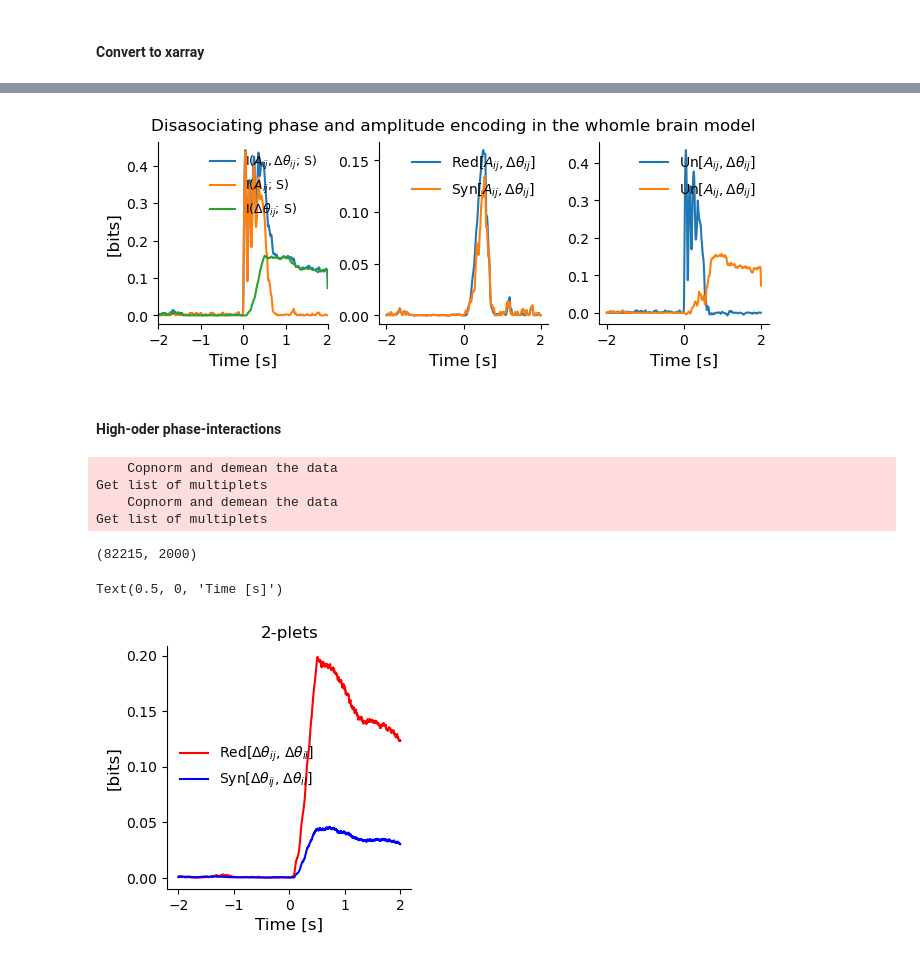
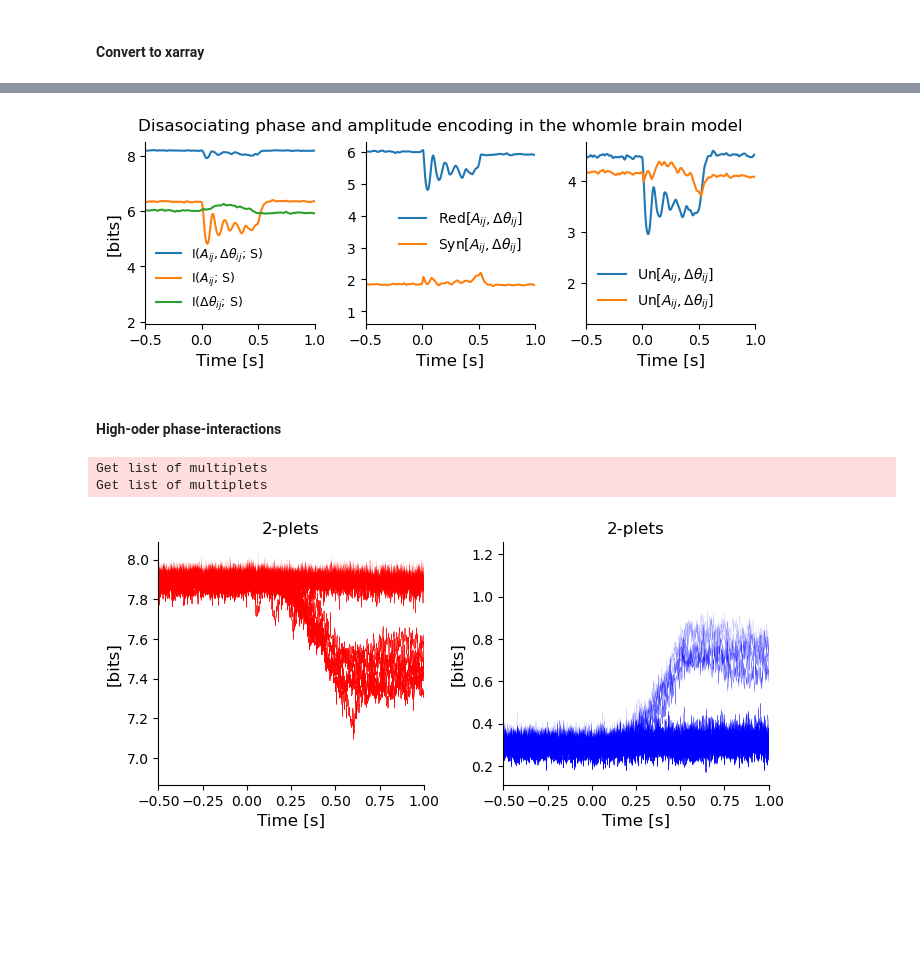
Before and after one commit to ViniciusLima94/phase_amplitude_encoding, a Jupyter notebook: notebooks/Figure4.ipynb, the cells around one changed output, grey strips where cells are left out. Drawn from its saved outputs; the diff is of its cells as text; code cells hidden in the pictures; blank space fills up the shorter version.

```diff
--- a/notebooks/Figure4.ipynb
+++ b/notebooks/Figure4.ipynb
@@ -191,12 +241,12 @@ plt.legend(
         r"I($\Delta\theta_{ij}$; S)",
     ],
     frameon=False,
-    fontsize=9
+    fontsize=9,
 )
 
 plt.ylabel("[bits]", fontsize=12)
 plt.xlabel("Time [s]", fontsize=12)
-plt.xlim(-2, 2)
+plt.xlim(-.5, 1)
 
 [ax.spines[key].set_visible(False) for key in ["top", "right"]]
 
@@ -218,6 +268,7 @@ plt.legend(
 
 [ax.spines[key].set_visible(False) for key in ["top", "right"]]
 plt.xlabel("Time [s]", fontsize=12)
+plt.xlim(-.5, 1)
 
 ax = plt.subplot(1, 3, 3)
 
@@ -234,15 +285,16 @@ plt.legend(
     frameon=False,
 )
 plt.xlabel("Time [s]", fontsize=12)
+plt.xlim(-.5, 1)
 
 [ax.spines[key].set_visible(False) for key in ["top", "right"]]
 
-plt.subplots_adjust(wspace=.3)
+plt.subplots_adjust(wspace=0.3)
 plt.suptitle("Disasociating phase and amplitude encoding in the whomle brain model")
 
 plt.savefig("figures/disasociating.png", bbox_inches="tight")
 # %% [output]
-[figure, old version]
+[figure, new version]
 # %% [markdown]
 #### High-oder phase-interactions
 # %%
@@ -250,2 +302,8 @@ from hoi.metrics import SynergyMMI, RedundancyMMI
+# %%
+area_indices = []
+for i in range(Nareas):
+    if area_names[i] in sel_area_names:
+        area_indices.append(i)
+nSelAreas = len(area_indices)
 # %%
 edges = []
@@ -260,38 +322,53 @@ for s, t in zip(x_s, x_t):
 # %%
 edges = np.stack(edges, 1)
 # %%
-edges = xr.DataArray(edges,
-                     dims=data.dims,
-                     coords=(data.trials, roi_st, data.times))
+edges = xr.DataArray(digitize_equiprobable(edges, 1000), dims=data.dims, coords=(data.trials, roi_st, data.times))
 # %%
-model_red = RedundancyMMI(edges,
-                          CS.astype(np.float_))
+model_red = RedundancyMMI(edges, np.arange(ntrials))
 
-model_syn = SynergyMMI(edges,
-                          CS.astype(np.float_))
+model_syn = SynergyMMI(edges, np.arange(ntrials))
 # %%
-red = model_red.fit(minsize=2, maxsize=2)
+red = model_red.fit(minsize=2, maxsize=2, method="binning")
 
-syn = model_syn.fit(minsize=2, maxsize=2)
+syn = model_syn.fit(minsize=2, maxsize=2, method="binning")
 # %% [output]
-    Copnorm and demean the data
 Get list of multiplets
-    Copnorm and demean the data
 Get list of multiplets
-# %%
-red.shape
-# %% [output]
-(82215, 2000)
 # %%
-plt.figure(figsize=(8 / 2.54, 8 / 2.54))
-ax = plt.subplot(111)
-plt.plot(data.times, red.mean(0), "r", label=r"Red[$\Delta\theta_{ij}$, $\Delta\theta_{il}$]")
-plt.plot(data.times, np.nanmean(syn, 0), "b", label=r"Syn[$\Delta\theta_{ij}$, $\Delta\theta_{il}$]")
+plt.figure(figsize=(20 / 2.54, 8 / 2.54))
+ax = plt.subplot(121)
+plt.plot(
+    data.times,
+    red.T,
+    "r",
+    lw=0.05,
+    label=r"Red[$\Delta\theta_{ij}$, $\Delta\theta_{il}$]",
+)
 plt.legend(frameon=False)
 [ax.spines[key].set_visible(False) for key in ["top", "right"]]
 plt.title("2-plets", fontsize=12)
 plt.ylabel("[bits]", fontsize=12)
 plt.xlabel("Time [s]", fontsize=12)
+ax.get_legend().remove()
+plt.xlim(-.5, 1)
+
+ax = plt.subplot(122)
+
+plt.plot(
+    data.times,
+    syn.T,
+    "b",
+    lw=0.05,
+    label=r"Syn[$\Delta\theta_{ij}$, $\Delta\theta_{il}$]",
+)
+plt.legend(frameon=False)
+[ax.spines[key].set_visible(False) for key in ["top", "right"]]
+plt.title("2-plets", fontsize=12)
+plt.ylabel("[bits]", fontsize=12)
+plt.xlabel("Time [s]", fontsize=12)
+plt.xlim(-.5, 1)
+
+ax.get_legend().remove()
+plt.subplots_adjust(wspace=0.3)
 # %% [output]
-Text(0.5, 0, 'Time [s]')
-[figure, old version]
+[figure, new version]
```
Also changed, not shown: parts of 20 cells of this notebook, 9 other files.
